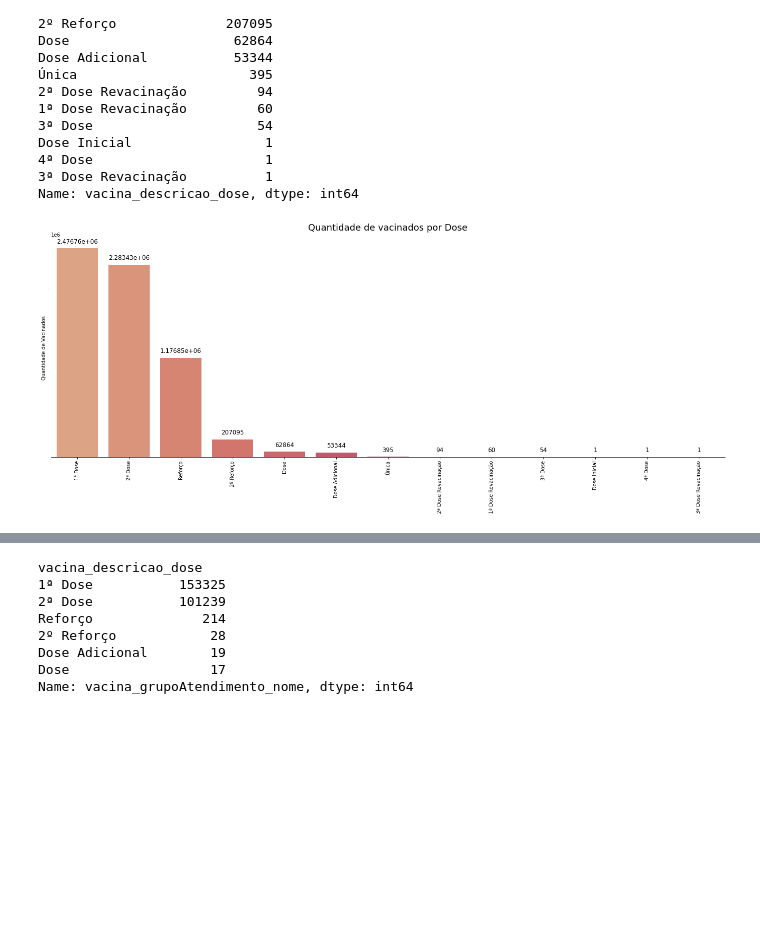
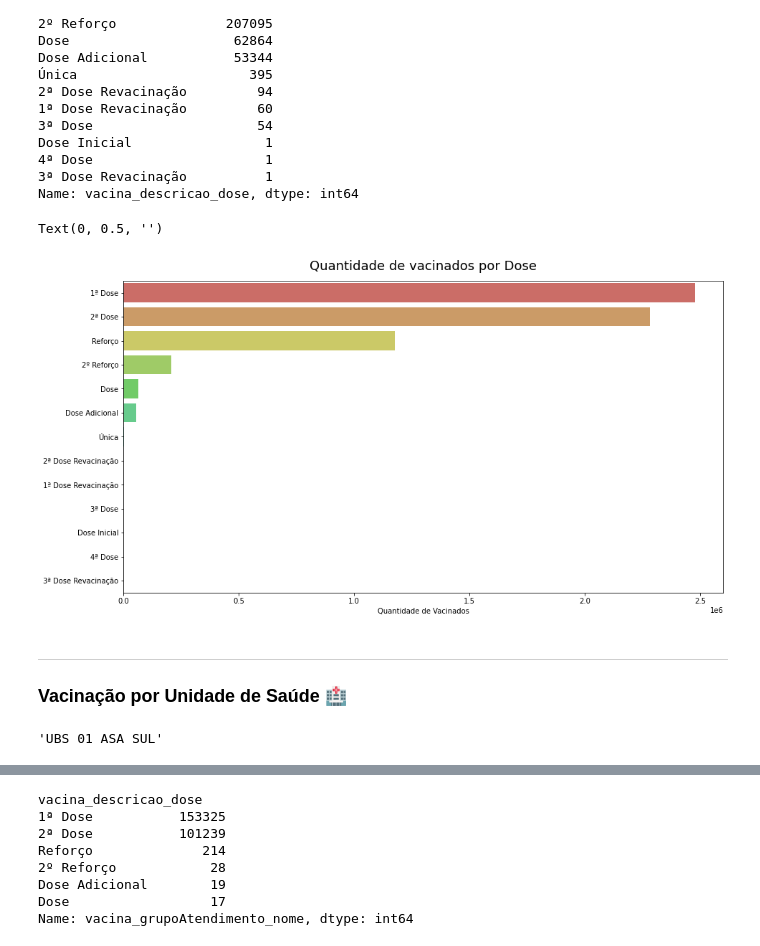
Before and after one commit to jobsrobson/Public-Databases, a Jupyter notebook: P2 - Int. Programação/AvaliacaoP2-BaseCompleta.ipynb, the cells around one changed output, grey strips where cells are left out. Saved outputs shown, nothing was run; the diff lists cells and outputs as text; code cells hidden in the pictures; blank space fills up the shorter version.

```diff
--- a/P2 - Int. Programação/AvaliacaoP2-BaseCompleta.ipynb
+++ b/P2 - Int. Programação/AvaliacaoP2-BaseCompleta.ipynb
@@ -31,2 +35,5 @@ vacinacao_DF['paciente_dataNascimento']=pd.to_datetime(vacinacao_DF['paciente_da
+# %%
+# Remove os valores nulos da coluna 'paciente_idade'
+vacinacao_DF = vacinacao_DF.dropna(subset=['paciente_idade'])
 # %%
 # Transformar a coluna 'Idade' em numérico
@@ -334,15 +445,19 @@ Dose Inicial                 1
 Name: vacina_descricao_dose, dtype: int64
 # %%
 # Geração do gráfico de vacinados por Doses
-fig, ax = plt.subplots(figsize=(24,8))
-splot = sns.countplot(x='vacina_descricao_dose', order=vacinacao_DF['vacina_descricao_dose'].value_counts().index, data=vacinacao_DF, palette='flare')
+fig, ax = plt.subplots(figsize=(15,8))
+splot = sns.countplot(y='vacina_descricao_dose', order=vacinacao_DF['vacina_descricao_dose'].value_counts().index, data=vacinacao_DF, palette='hls')
 plt.title('Quantidade de vacinados por Dose',fontsize=18, pad=15)
-plt.ylabel('Quantidade de Vacinados')
-plt.xlabel('')
-plt.xticks(rotation=90)
-
-sns.despine(left=True) # retirada da moldura
-ax.bar_label(splot.containers[0],size=12, padding=7) # colocando a informação no alto de cada barra
-plt.tick_params(axis ='y', labelsize=0, length = 0) # medidas do eixo y foram suprimidas
+plt.xlabel('Quantidade de Vacinados')
+plt.ylabel('')
 # %% [output]
+Text(0, 0.5, '')
-[figure, old version]
+[figure, new version]
+# %% [markdown]
+---
+### Vacinação por Unidade de Saúde 🏥
+# %%
+# Qual foi o estalecimento que mais aparece na coluna estalecimento_noFantasia?
+vacinacao_DF['estalecimento_noFantasia'].value_counts().index[0]
+# %% [output]
+'UBS 01 ASA SUL'
```
Also changed, not shown: parts of 75 cells of this notebook, 2 other files.
